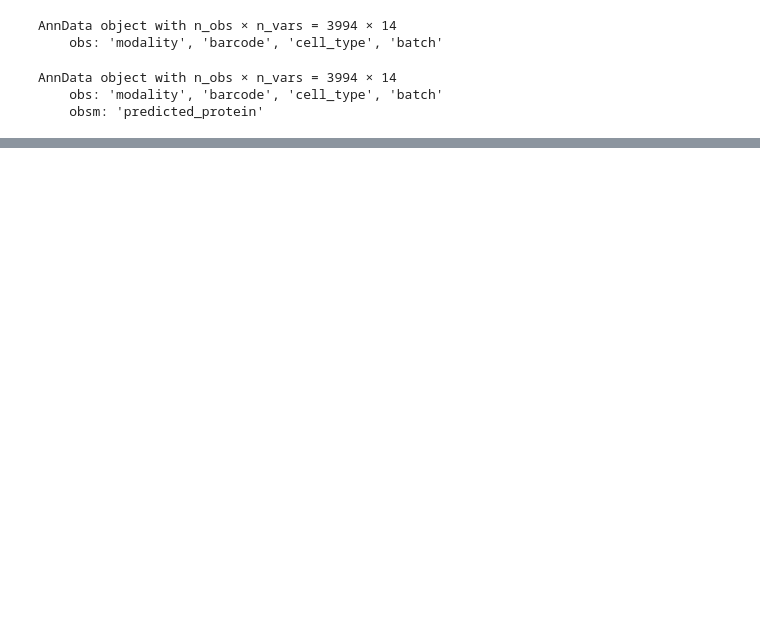
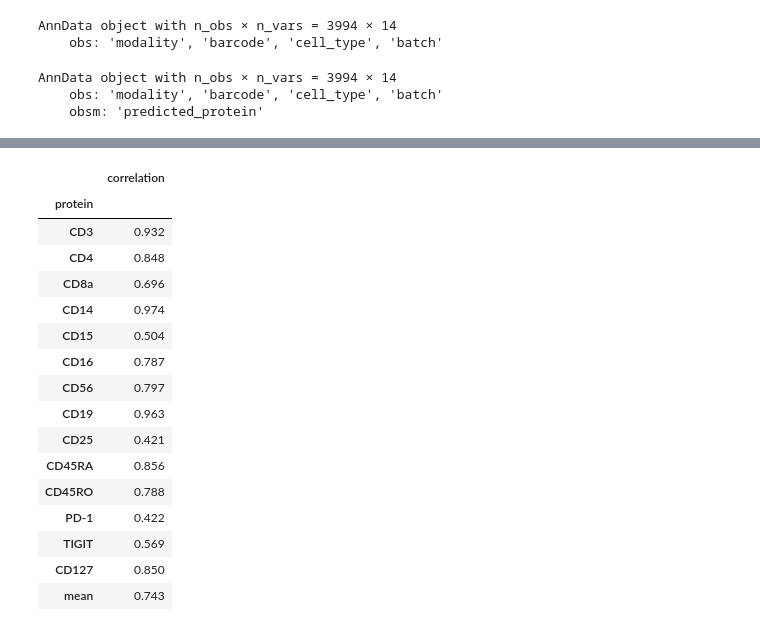
Before and after one commit to theislab/multigrate_reproducibility, a Jupyter notebook: notebooks/benchmarks/protein_imputation/imputation_multigrate.ipynb, the cells around one changed output, grey strips where cells are left out. Saved outputs shown, nothing was run; the diff lists cells and outputs as text; code cells hidden in the pictures; blank space fills up the shorter version.

```diff
--- a/notebooks/benchmarks/protein_imputation/imputation_multigrate.ipynb
+++ b/notebooks/benchmarks/protein_imputation/imputation_multigrate.ipynb
@@ -145,9 +64,10 @@ plt.legend();
 # %%
 z = model.impute([[query],[]],
-        names=[['query-RNA'], []],
+        names=[['rna2'], []],
         pair_groups = [[1], []],
         target_modality = 1,
-        batch_labels = [[0], []],
+        target_pair=None,
+        batch_labels = [[1], []],
         batch_size = 64)
 z
 # %% [output]
@@ -186,0 +107,28 @@ protein_corrs
+# %%
+protein_corrs = pd.DataFrame()
+for i, protein in enumerate(query_protein.var_names):
+    value = np.round(pearsonr(z.obsm['predicted_protein'][:, i], query_protein.obsm['protein'][:, i])[0], 3)
+    protein = protein[:-10]
+    protein_corrs = protein_corrs.append({'protein': protein, 'correlation': value}, ignore_index=True)
+
+protein_corrs = protein_corrs.append({'protein': 'mean', 'correlation': protein_corrs['correlation'].mean().round(3)}, ignore_index=True)
+protein_corrs = protein_corrs.set_index('protein')
+protein_corrs
+# %% [output]
+|  | correlation |
+| protein |  |
+| CD3 | 0.932 |
+| CD4 | 0.848 |
+| CD8a | 0.696 |
+| CD14 | 0.974 |
+| CD15 | 0.504 |
+| CD16 | 0.787 |
+| CD56 | 0.797 |
+| CD19 | 0.963 |
+| CD25 | 0.421 |
+| CD45RA | 0.856 |
+| CD45RO | 0.788 |
+| PD-1 | 0.422 |
+| TIGIT | 0.569 |
+| CD127 | 0.850 |
+| mean | 0.743 |
```
Also changed, not shown: parts of 22 cells of this notebook, 29 other files.
